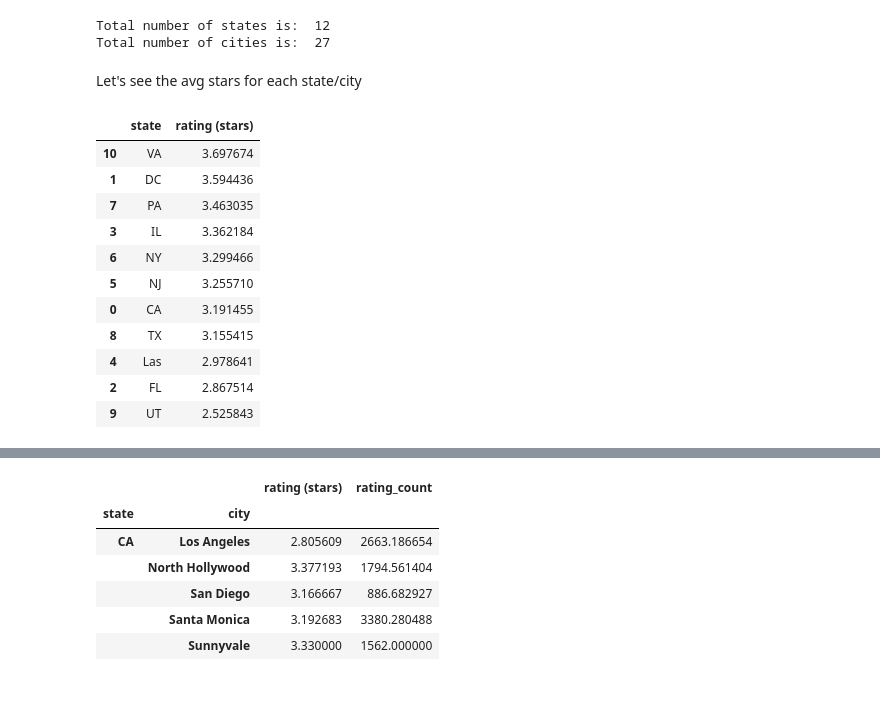
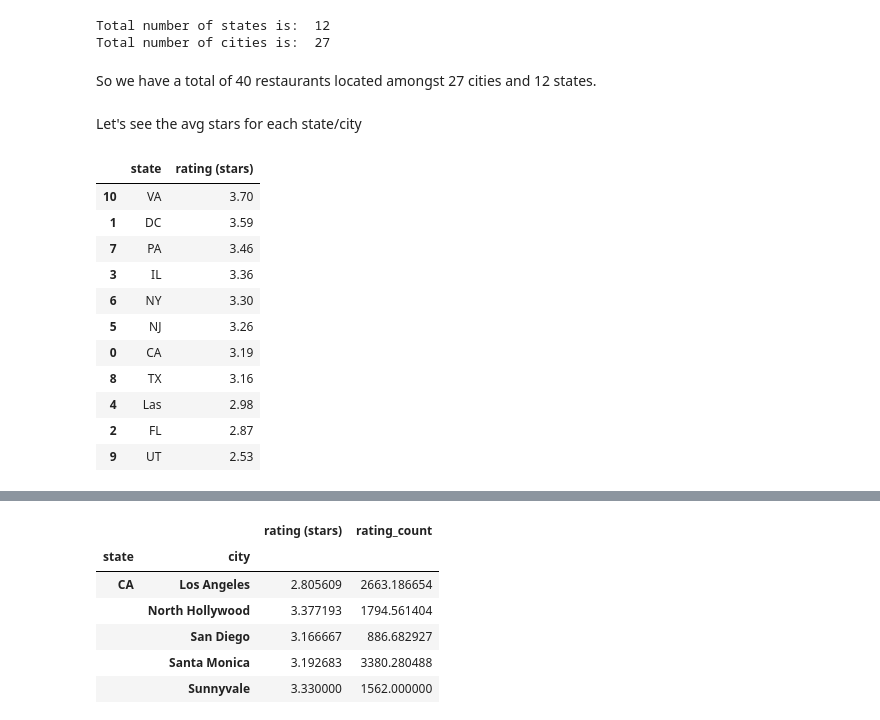
Before and after one commit to ssstoev/mcdonalds-reviews, a Jupyter notebook: review analysis.ipynb, the cells around one changed output, grey strips where cells are left out. Drawn from its saved outputs; the diff is of its cells as text; code cells hidden in the pictures; blank space fills up the shorter version.

```diff
--- a/review analysis.ipynb
+++ b/review analysis.ipynb
@@ -67,22 +68,25 @@ print("Total number of cities is: ", nr_cities)
 # %% [output]
 Total number of states is:  12
 Total number of cities is:  27
+# %% [markdown]
+So we have a total of 40 restaurants located amongst 27 cities and 12 states.
 # %% [markdown]
 Let's see the avg stars for each state/city
 # %%
 state_avg_stars = df_clean.groupby("state")["rating (stars)"].agg("mean").to_frame().reset_index()
+state_avg_stars["rating (stars)"] = round(state_avg_stars["rating (stars)"], 2)
 state_avg_stars.sort_values(by="rating (stars)", ascending=False, inplace=True)
 state_avg_stars
 # %% [output]
 |  | state | rating (stars) |
-| 10 | VA | 3.697674 |
-| 1 | DC | 3.594436 |
-| 7 | PA | 3.463035 |
-| 3 | IL | 3.362184 |
-| 6 | NY | 3.299466 |
-| 5 | NJ | 3.255710 |
-| 0 | CA | 3.191455 |
-| 8 | TX | 3.155415 |
-| 4 | Las | 2.978641 |
-| 2 | FL | 2.867514 |
-| 9 | UT | 2.525843 |
+| 10 | VA | 3.70 |
+| 1 | DC | 3.59 |
+| 7 | PA | 3.46 |
+| 3 | IL | 3.36 |
+| 6 | NY | 3.30 |
+| 5 | NJ | 3.26 |
+| 0 | CA | 3.19 |
+| 8 | TX | 3.16 |
+| 4 | Las | 2.98 |
+| 2 | FL | 2.87 |
+| 9 | UT | 2.53 |
```
Also changed, not shown: parts of 16 cells of this notebook, 2 other files.
